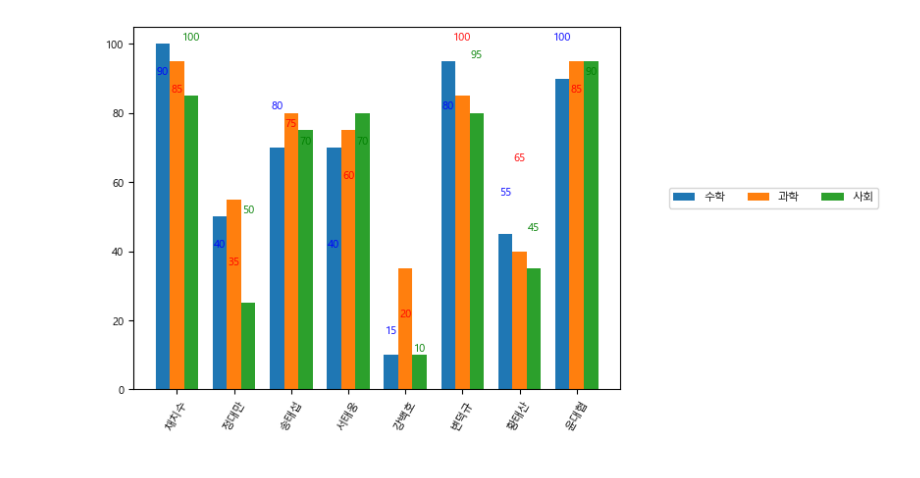
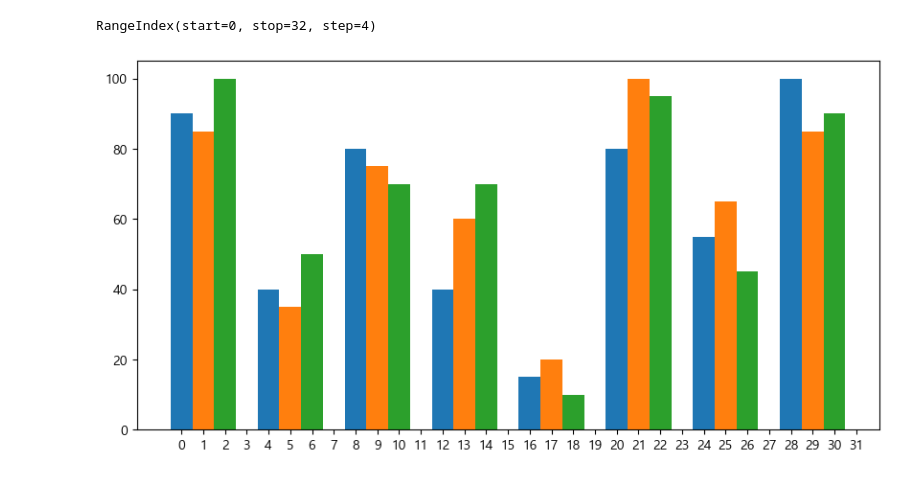
Before and after one commit to helen-cho/data, a Jupyter notebook: python/데이터시각화/10.다중막대그래프.ipynb, the cells around one changed output. Saved outputs shown, nothing was run; the diff lists cells and outputs as text; code cells hidden in the pictures.

```diff
--- a/python/데이터시각화/10.다중막대그래프.ipynb
+++ b/python/데이터시각화/10.다중막대그래프.ipynb
@@ -121,22 +21,20 @@ plt.show()
-# %%
-w = 0.25
-plt.bar(index - w, df['수학'], width=w, label='수학')
-plt.bar(index, df['과학'], width=w , label='과학')
-plt.bar(index + w, df['사회'], width=w, label='사회')
-plt.legend(ncol=3, loc=(1.1, 0.5))
-
-plt.xticks(index, df['이름'], rotation=60)
-
-matplotlib.rcParams['font.size'] = 8
-for i in index:
-    kor = df.iloc[i, 3]
-    plt.text(index[i]-w, kor+1, kor, ha='center', c='b')
-
-    eng = df.iloc[i, 4]
-    plt.text(index[i], eng+1, eng, ha='center', c='red')
-
-    mat = df.iloc[i, 5]
-    plt.text(index[i]+w, mat+1, mat, ha='center', c='green')
-plt.show()
-# %% [output]
-[figure, removed]
+# %%
+kor = df['국어']
+eng = df['영어']
+mat = df['수학']
+index = df.index
+# %%
+x = index * 4
+x
+# %% [output]
+RangeIndex(start=0, stop=32, step=4)
+# %%
+plt.figure(figsize=(10, 5))
+plt.bar(x+0, kor, width=1)
+plt.bar(x+1, eng, width=1)
+plt.bar(x+2, mat, width=1)
+#plt.xticks(x)
+plt.xticks([x for x in range(0, len(x)*4, 1)])
+plt.show()
+# %% [output]
+[figure, added]
```
Also changed, not shown: parts of 12 cells of this notebook, 20 other files.
